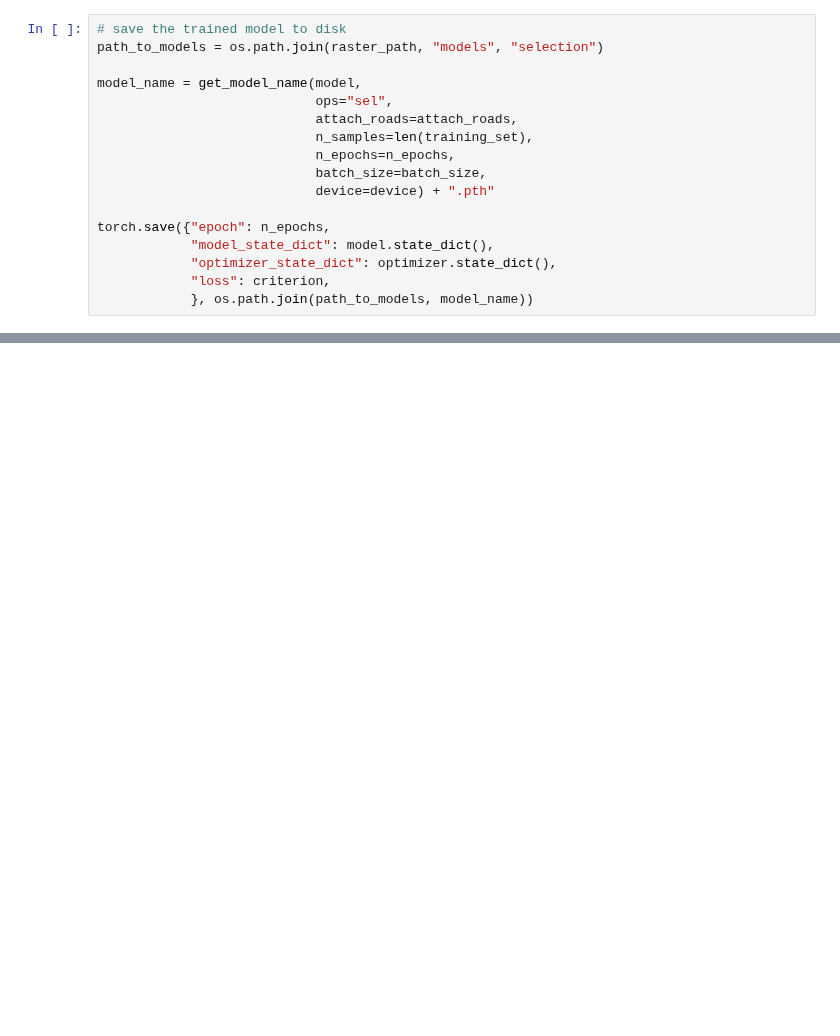
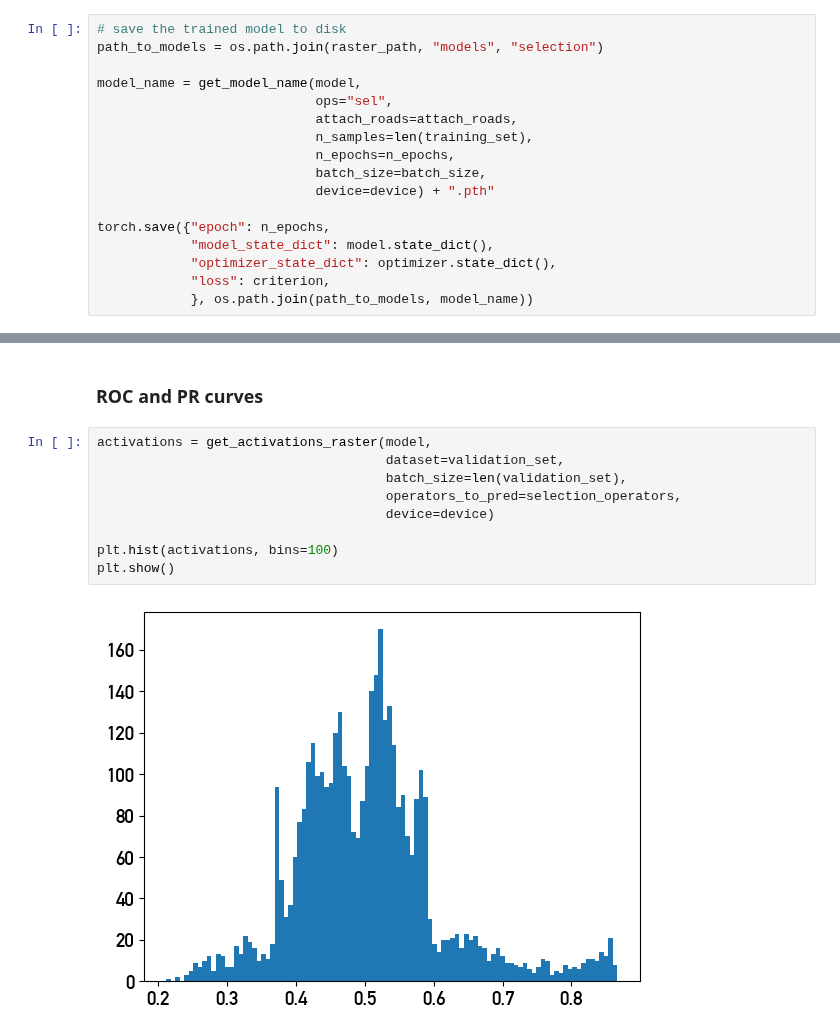
Before and after one commit to jorissenn/genops, a Jupyter notebook: 21_raster_model.ipynb, the cells around one changed output, grey strips where cells are left out. Cells and saved outputs as stored; diff of their text form; blank space fills up the shorter version.

```diff
--- a/21_raster_model.ipynb
+++ b/21_raster_model.ipynb
@@ -430,3 +491,16 @@ model.eval()
 print("Model successfully loaded.")
 # %% [output]
 Model successfully loaded.
+# %% [markdown]
+### ROC and PR curves
+# %%
+activations = get_activations_raster(model,
+                                     dataset=validation_set,
+                                     batch_size=len(validation_set),
+                                     operators_to_pred=selection_operators,
+                                     device=device)
+
+plt.hist(activations, bins=100)
+plt.show()
+# %% [output]
+[figure, added]
```
Also changed, not shown: parts of 29 cells of this notebook, 6 other files.
